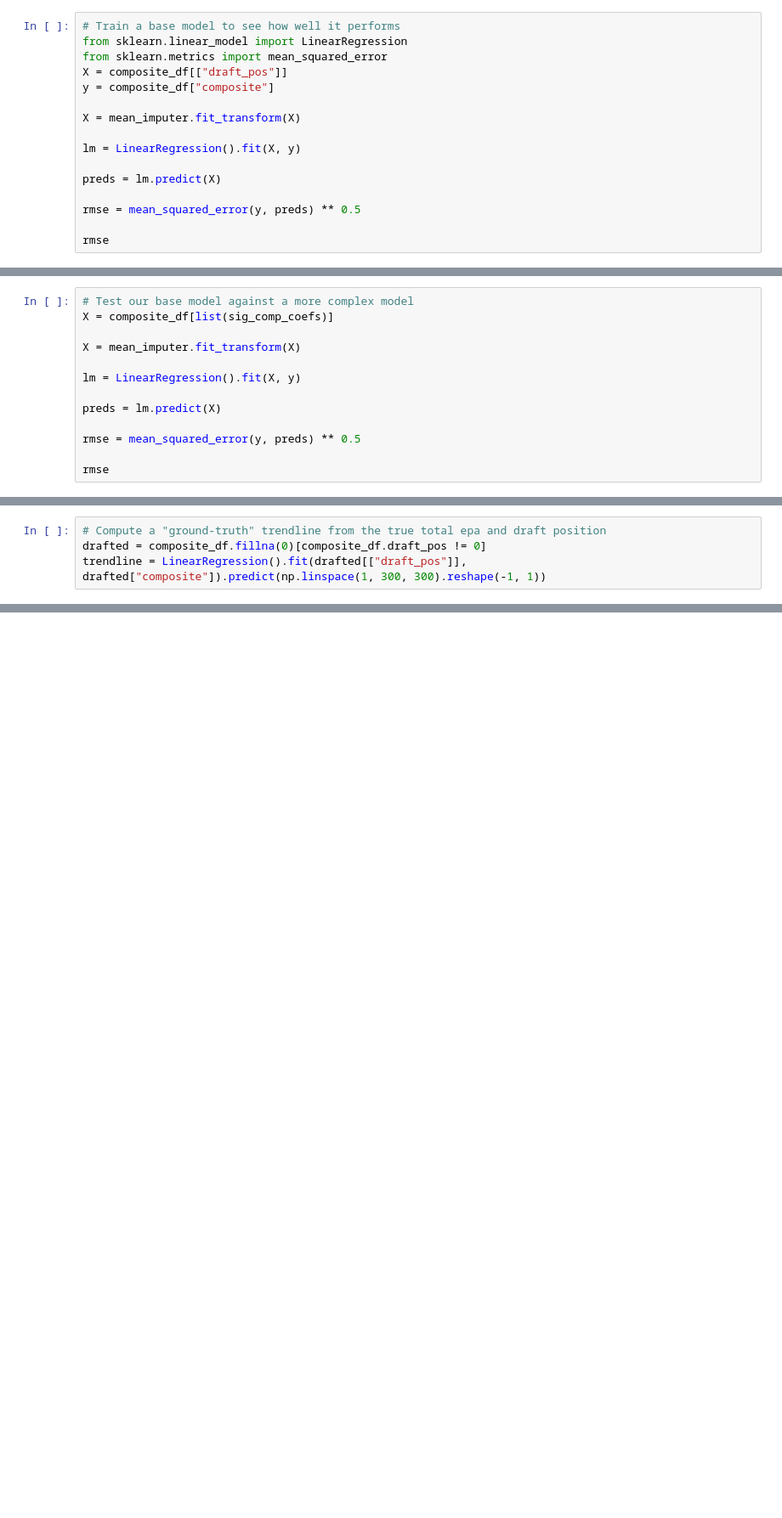
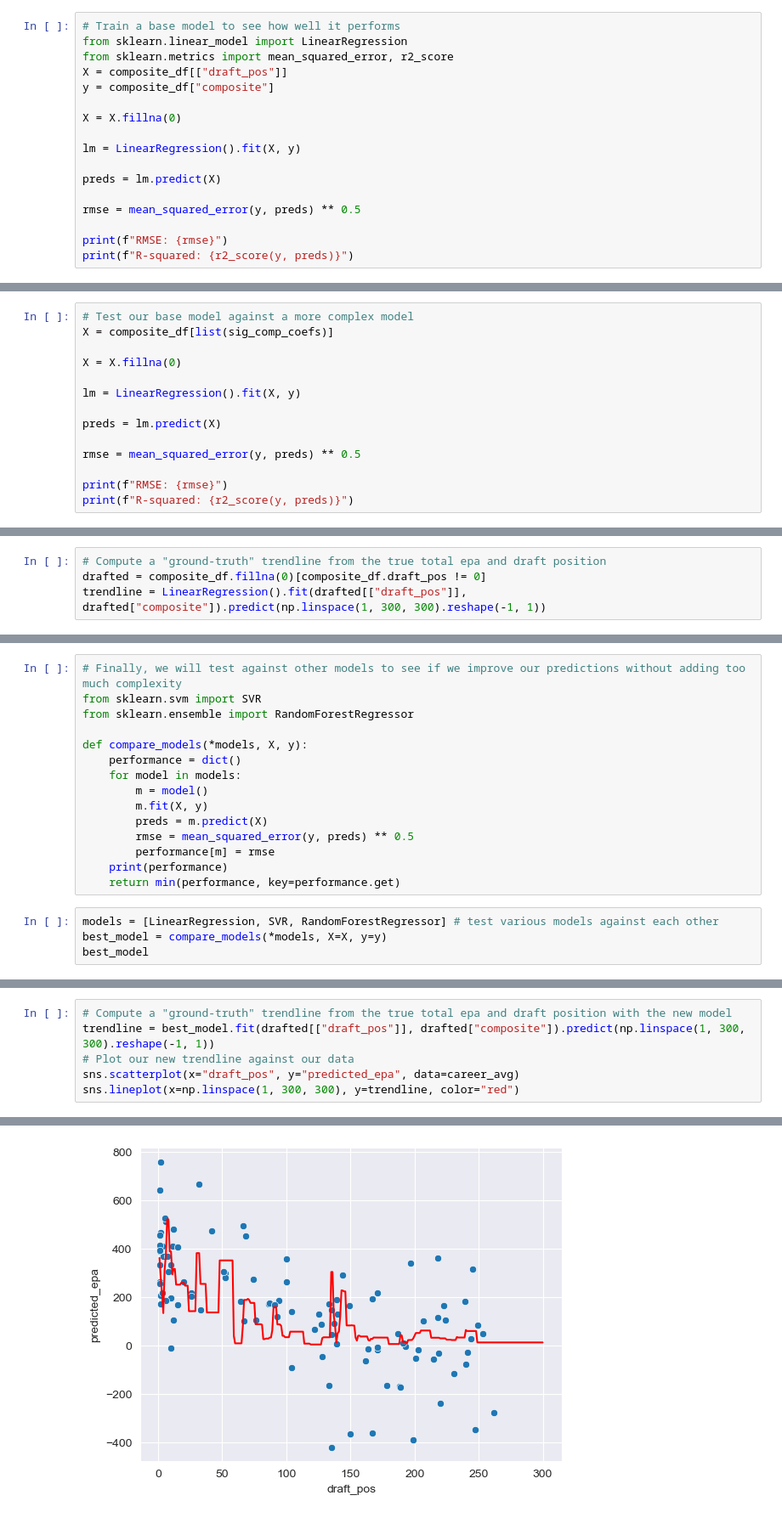
Before and after one commit to Vnz01/MATH189FP, a Jupyter notebook: MATH189FP.ipynb, the cells around one changed output, grey strips where cells are left out. Shown: that part at 85% size. Saved outputs shown, nothing was run; the diff lists cells and outputs as text; blank space fills up the shorter version.

Commit message:
compared different models and repeated analysis for best one

```diff
--- a/MATH189FP.ipynb
+++ b/MATH189FP.ipynb
@@ -285,11 +284,11 @@ comp_coef_df
 # %%
 # Train a base model to see how well it performs
 from sklearn.linear_model import LinearRegression
-from sklearn.metrics import mean_squared_error
+from sklearn.metrics import mean_squared_error, r2_score
 X = composite_df[["draft_pos"]]
 y = composite_df["composite"]
 
-X = mean_imputer.fit_transform(X)
+X = X.fillna(0)
 
 lm = LinearRegression().fit(X, y)
 
@@ -297,5 +296,6 @@ preds = lm.predict(X)
 
 rmse = mean_squared_error(y, preds) ** 0.5
 
-rmse
+print(f"RMSE: {rmse}")
+print(f"R-squared: {r2_score(y, preds)}")
 # %% [output]
@@ -304,7 +305,7 @@ rmse
 # Test our base model against a more complex model
 X = composite_df[list(sig_comp_coefs)]
 
-X = mean_imputer.fit_transform(X)
+X = X.fillna(0)
 
 lm = LinearRegression().fit(X, y)
 
@@ -312,5 +313,6 @@ preds = lm.predict(X)
 
 rmse = mean_squared_error(y, preds) ** 0.5
 
-rmse
+print(f"RMSE: {rmse}")
+print(f"R-squared: {r2_score(y, preds)}")
 # %% [output]
@@ -389,3 +392,22 @@ sns.lineplot(x=np.linspace(1, 300, 300), y=trendline, color="red")
 # %% [output]
 <Axes: xlabel='draft_pos', ylabel='predicted_epa'>
 [figure]
+# %%
+# Finally, we will test against other models to see if we improve our predictions without adding too much complexity
+from sklearn.svm import SVR
+from sklearn.ensemble import RandomForestRegressor
+
+def compare_models(*models, X, y):
+    performance = dict()
+    for model in models:
+        m = model()
+        m.fit(X, y)
+        preds = m.predict(X)
+        rmse = mean_squared_error(y, preds) ** 0.5
+        performance[m] = rmse
+    print(performance)
+    return min(performance, key=performance.get)
+# %%
+models = [LinearRegression, SVR, RandomForestRegressor] # test various models against each other
+best_model = compare_models(*models, X=X, y=y)
+best_model
@@ -391,0 +434,7 @@ sns.lineplot(x=np.linspace(1, 300, 300), y=trendline, color="red")
+# %%
+# Compute a "ground-truth" trendline from the true total epa and draft position with the new model
+trendline = best_model.fit(drafted[["draft_pos"]], drafted["composite"]).predict(np.linspace(1, 300, 300).reshape(-1, 1))
+# Plot our new trendline against our data
+sns.scatterplot(x="draft_pos", y="predicted_epa", data=career_avg)
+sns.lineplot(x=np.linspace(1, 300, 300), y=trendline, color="red")
+# %% [output]
@@ -391,0 +442 @@ sns.lineplot(x=np.linspace(1, 300, 300), y=trendline, color="red")
+[figure, added]
```
Also changed, not shown: parts of 9 cells of this notebook.
